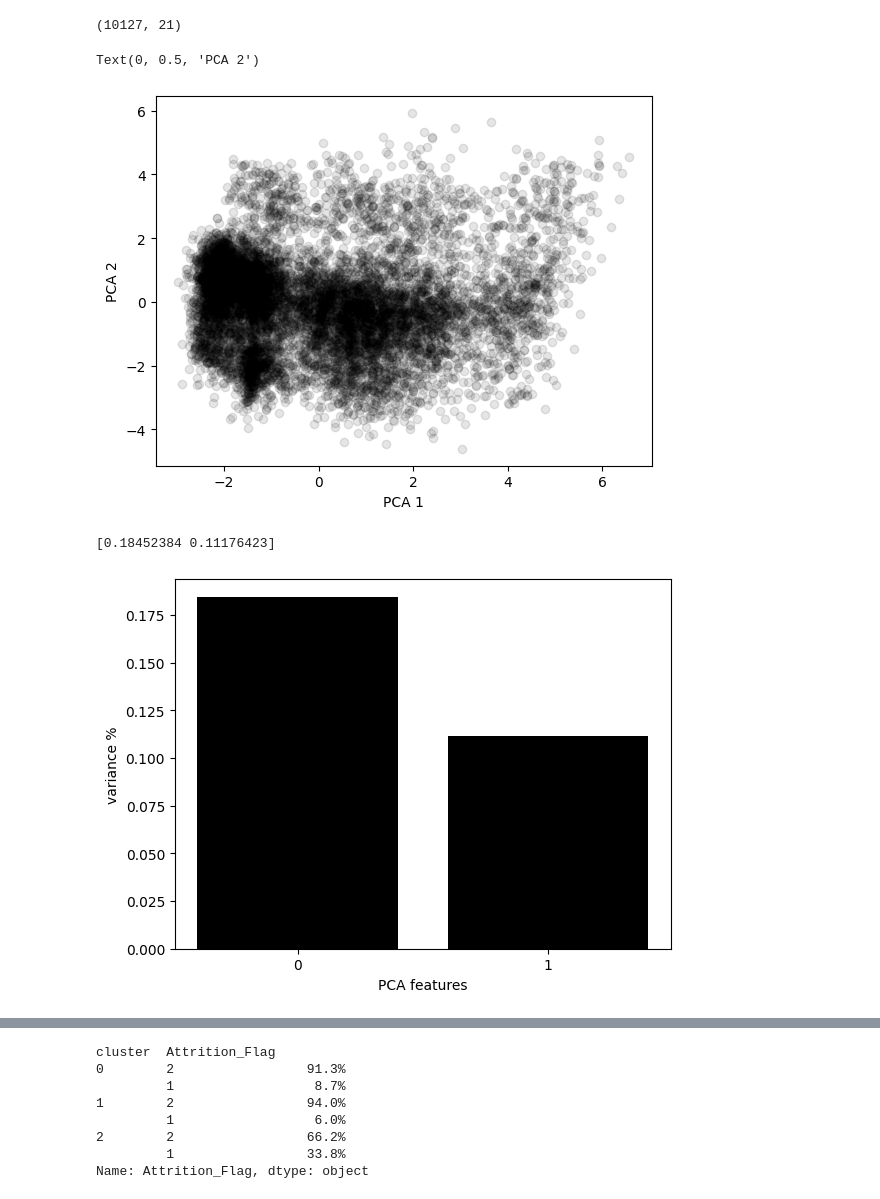
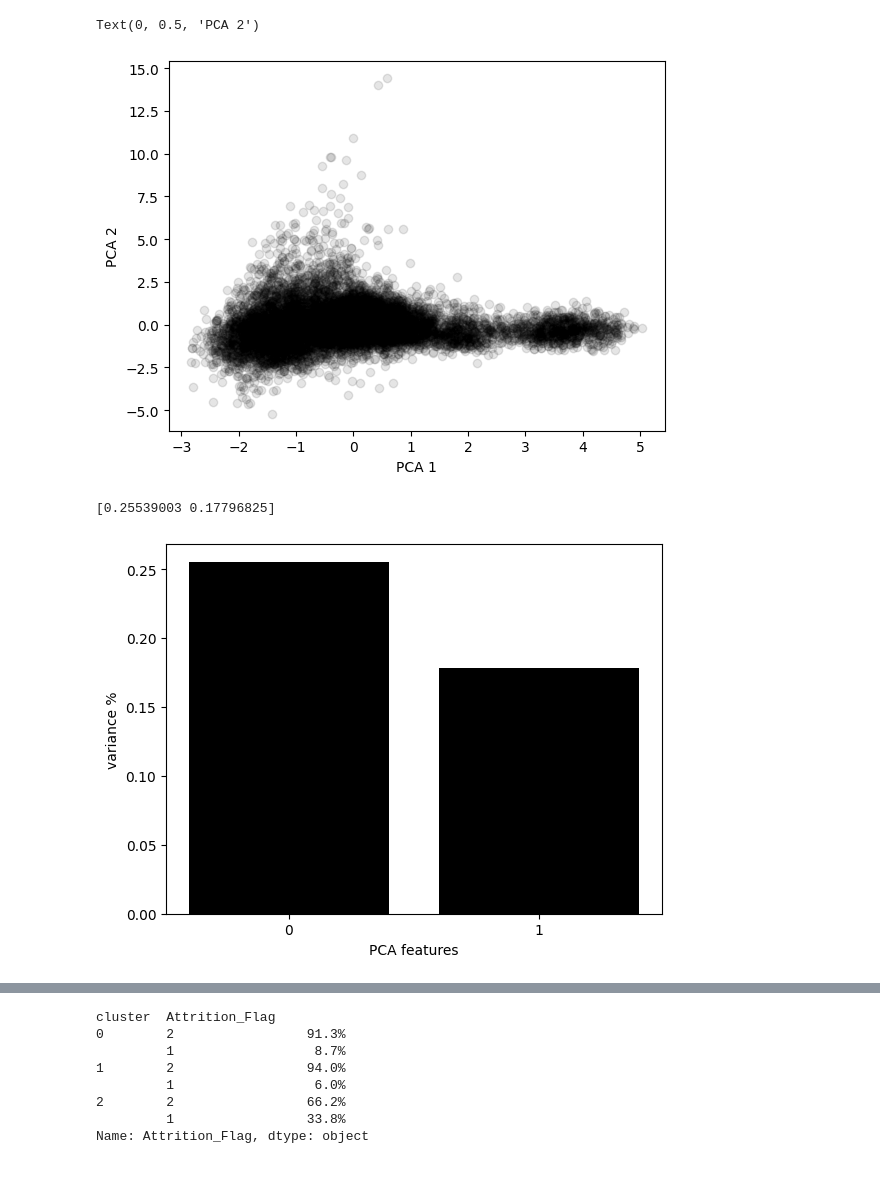
Before and after one commit to Yheloww/ChurnPredictionProject, a Jupyter notebook: ML/Notebook/clustering.ipynb, the cells around one changed output, grey strips where cells are left out. Saved outputs shown, nothing was run; the diff lists cells and outputs as text; code cells hidden in the pictures.

```diff
--- a/ML/Notebook/clustering.ipynb
+++ b/ML/Notebook/clustering.ipynb
@@ -6,28 +6,27 @@ import seaborn as sns
 
 churn = pd.read_csv('../Data/Cleaned_ML_Unknonw.csv')
 churn.drop(['Unnamed: 0'], axis=1, inplace=True)
-churn.head()
-print(churn.shape)
+
+features = churn[['Total_Trans_Ct', 'Total_Revolving_Bal', 'Total_Relationship_Count',
+                   'Total_Amt_Chng_Q4_Q1', 'Total_Trans_Amt', 'Total_Ct_Chng_Q4_Q1', 'Avg_Open_To_Buy', 'Customer_Age']]
-# %% [output]
-(10127, 21)
 # %%
 from sklearn.preprocessing import StandardScaler
 from sklearn.decomposition import PCA
 from sklearn.cluster import KMeans
 
-X = StandardScaler().fit_transform(churn)
+X = StandardScaler().fit_transform(features)
 
 pca = PCA(n_components=2)
 principalComp = pca.fit_transform(X)
 
 PCA_components = pd.DataFrame(principalComp)
 
 plt.scatter(PCA_components[0], PCA_components[1], alpha=.1, color='black')
 plt.xlabel('PCA 1')
 plt.ylabel('PCA 2')
 # %% [output]
 Text(0, 0.5, 'PCA 2')
-[figure, old version]
+[figure, new version]
 # %%
 # Plot the explained variances
 features = range(pca.n_components_)
@@ -37,8 +36,8 @@ plt.ylabel('variance %')
 plt.xticks(features)
 print( pca.explained_variance_ratio_)
 # %% [output]
-[0.18452384 0.11176423]
+[0.25539003 0.17796825]
-[figure, old version]
+[figure, new version]
 # %%
 churn_comp = pd.read_csv('../Data/BankChurners.csv')
 churn_comp.head()
```
Also changed, not shown: parts of 2 cells of this notebook, 5 other files.
